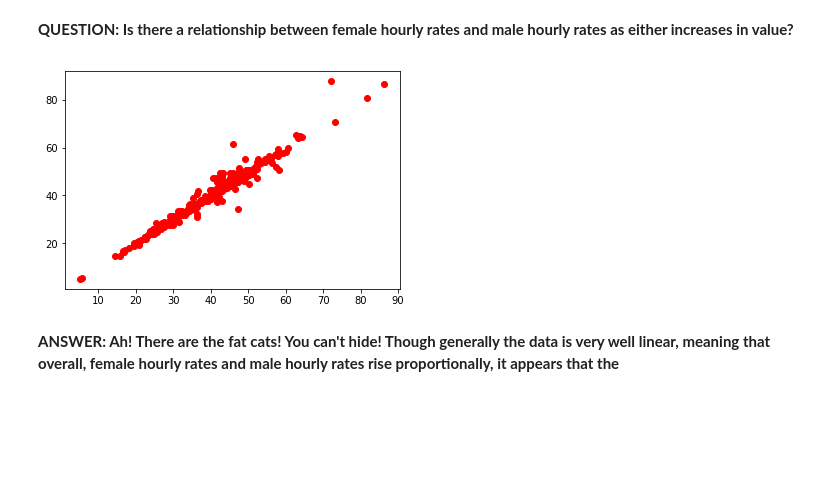
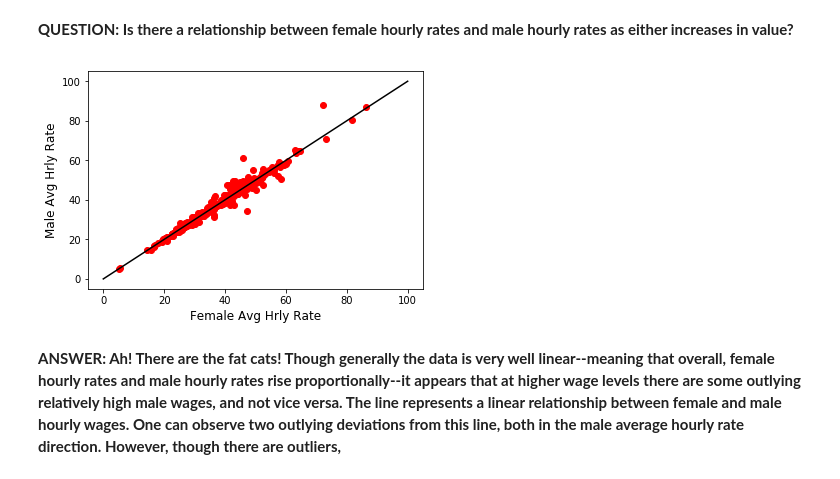
Before and after one commit to iamrobinhood12345/machine-learning, a Jupyter notebook: City of Seattle Wages Comparison by Gender.ipynb, the cells around one changed output. Drawn from its saved outputs; the diff is of its cells as text; code cells hidden in the pictures; blank space fills up the shorter version.

Commit message:
added plot line.

```diff
--- a/City of Seattle Wages Comparison by Gender.ipynb
+++ b/City of Seattle Wages Comparison by Gender.ipynb
@@ -221,10 +221,13 @@ num_males_more
 # %%
 x = df["Female Avg Hrly Rate"]
 y = df["Male Avg Hrly Rate"]
-# %%
-plt.plot(x, y, 'ro')
-plt.show()
-# %% [output]
-[figure, removed]
+# %%
+plt.plot(x, y, 'ro')
+plt.xlabel('Female Avg Hrly Rate', fontsize=12)
+plt.ylabel('Male Avg Hrly Rate', fontsize=12)
+plt.plot([100, 0], [100, 0], 'k-')
+plt.show()
+# %% [output]
+[figure, added]
 # %% [markdown]
-**ANSWER: Ah! There are the fat cats! You can't hide! Though generally the data is very well linear, meaning that overall, female hourly rates and male hourly rates rise proportionally, it appears that the**
+**ANSWER: Ah! There are the fat cats! Though generally the data is very well linear--meaning that overall, female hourly rates and male hourly rates rise proportionally--it appears that at higher wage levels there are some outlying relatively high male wages, and not vice versa. The line represents a linear relationship between female and male hourly wages. One can observe two outlying deviations from this line, both in the male average hourly rate direction. However, though there are outliers,**
```
